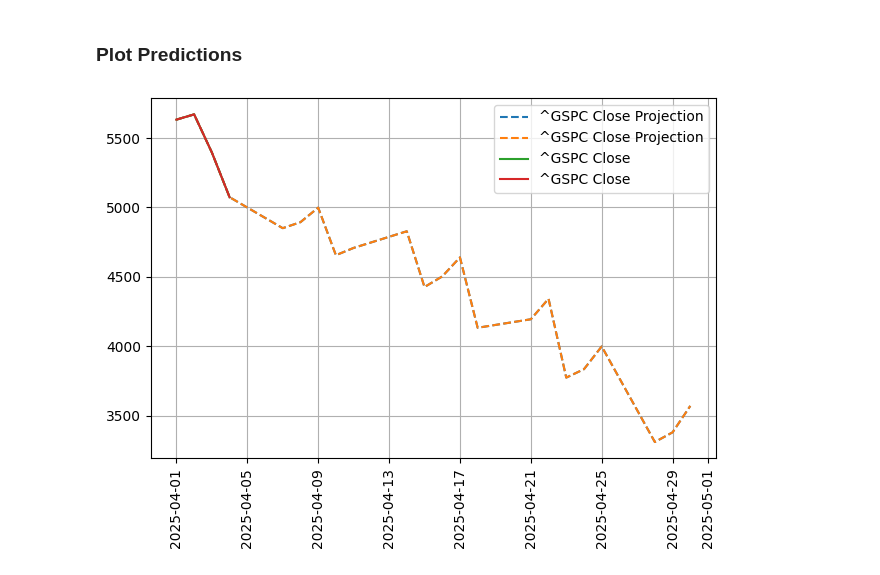
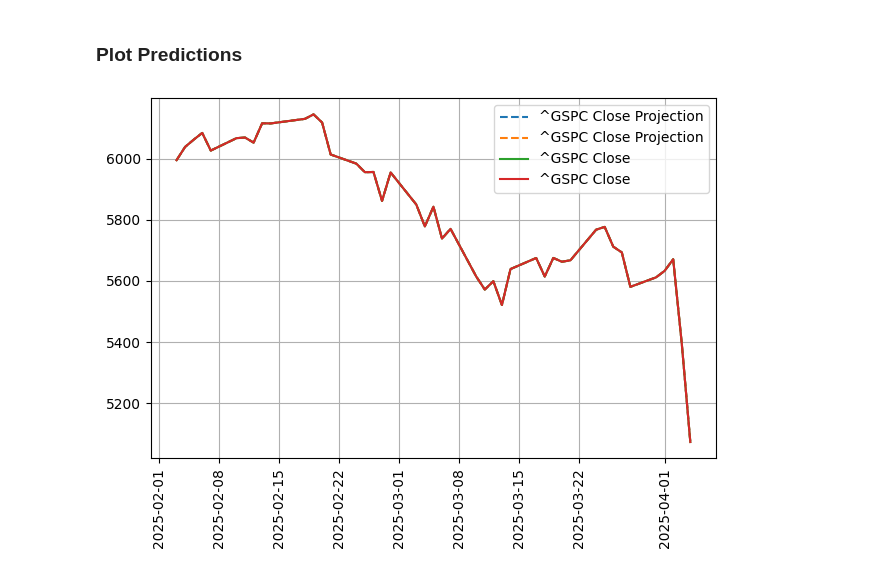
Before and after one commit to Brycekratzer/Economic-Web-DashBoard, a Jupyter notebook: model/PatchTST.ipynb, the cells around one changed output. Saved outputs shown, nothing was run; the diff lists cells and outputs as text; code cells hidden in the pictures.

```diff
--- a/model/PatchTST.ipynb
+++ b/model/PatchTST.ipynb
@@ -598,43 +625,43 @@ NUM_PATCH = int(PATCH_LEN * .4) # 40% of our Patch
 import pandas as pd
 from datetime import datetime, timedelta
 
-features_to_pred = features_to_pred
+features_to_pred = ['^GSPC Close', '^DJI Close', 'ES=F Close', 'YM=F Close']
 
 # How many days to predict into the future
 PRED_LEN = 3 # One Month Prediction
 
 # Advance Model Configuration
+ft_config = PatchTSTConfig(
+    num_input_channels = NUM_INPUT,
+    num_targets=NUM_TARGET,
+    context_length = CONTEXT_LEN,
+    patch_length = PATCH_LEN,
+    stride = PATCH_STRD,
+    d_model=D_MODEL,
+    num_hidden_layers=NUM_HIDD_LAYERS,
+    num_attention_heads=NUM_ATT_HEAD,
+    attention_dropout=ATT_DROP,
+    ff_dropout=FF_DROP,
+    path_dropout=PATH_DROP,
+    prediction_length=PRED_LEN
+)
+
+# Basic Model Configuration
 # ft_config = PatchTSTConfig(
 #     num_input_channels = NUM_INPUT,
 #     num_targets=NUM_TARGET,
 #     context_length = CONTEXT_LEN,
 #     patch_length = PATCH_LEN,
 #     patch_stride = PATCH_STRD,
-#     d_model=D_MODEL,
-#     num_hidden_layers=NUM_HIDD_LAYERS,
-#     num_attention_heads=NUM_ATT_HEAD,
-#     attention_dropout=ATT_DROP,
-#     ff_dropout=FF_DROP,
-#     path_dropout=PATH_DROP,
 #     prediction_length=PRED_LEN
 # )
-
-# Basic Model Configuration
-ft_config = PatchTSTConfig(
-    num_input_channels = NUM_INPUT,
-    num_targets=NUM_TARGET,
-    context_length = CONTEXT_LEN,
-    patch_length = PATCH_LEN,
-    patch_stride = PATCH_STRD,
-    prediction_length=PRED_LEN
-)
 
 ft_model = PatchTSTForPrediction(ft_config)
 PRIOR_DAYS = 50
 
 # Load in our model
 device = torch.device('mps')
-state_dict = torch.load('pt_1*5yn_v1_ft_3d_v1.bin')
+state_dict = torch.load('pt_1*5yn_v2_ft_3d_v1.bin')
 ft_model.load_state_dict(state_dict)
 
 # Get the normalized economic data
@@ -671,6 +698,7 @@ for day in range(NUM_ITER):
         features_50 = torch.tensor(features_50, dtype=torch.float32).unsqueeze(0)
 
         predictions = ft_model(past_values=features)
+        print(predictions)
         predictions_50 = ft_model(past_values=features_50)
 
         forcast = predictions.prediction_outputs
@@ -861,7 +907,7 @@ def plot_time_frame_year_x1(year_start, year_end, df1, df2, x1):
 # %%
 original_df['DATE'] = pd.to_datetime(original_df['DATE'])
 
-plot_time_frame_month(2025, 2025, 4, 4, original_df, unnorm_df, features_to_pred[0], features_to_pred[0])
+plot_time_frame_month(2025, 2025, 2, 4, original_df, unnorm_df, features_to_pred[0], features_to_pred[0])
 # plot_time_frame_year_x1(2000, 2025,original_df, unnorm_df, features_to_pred[0])
 # %% [output]
-[figure, old version]
+[figure, new version]
```
Also changed, not shown: parts of 15 cells of this notebook, 9 other files.
